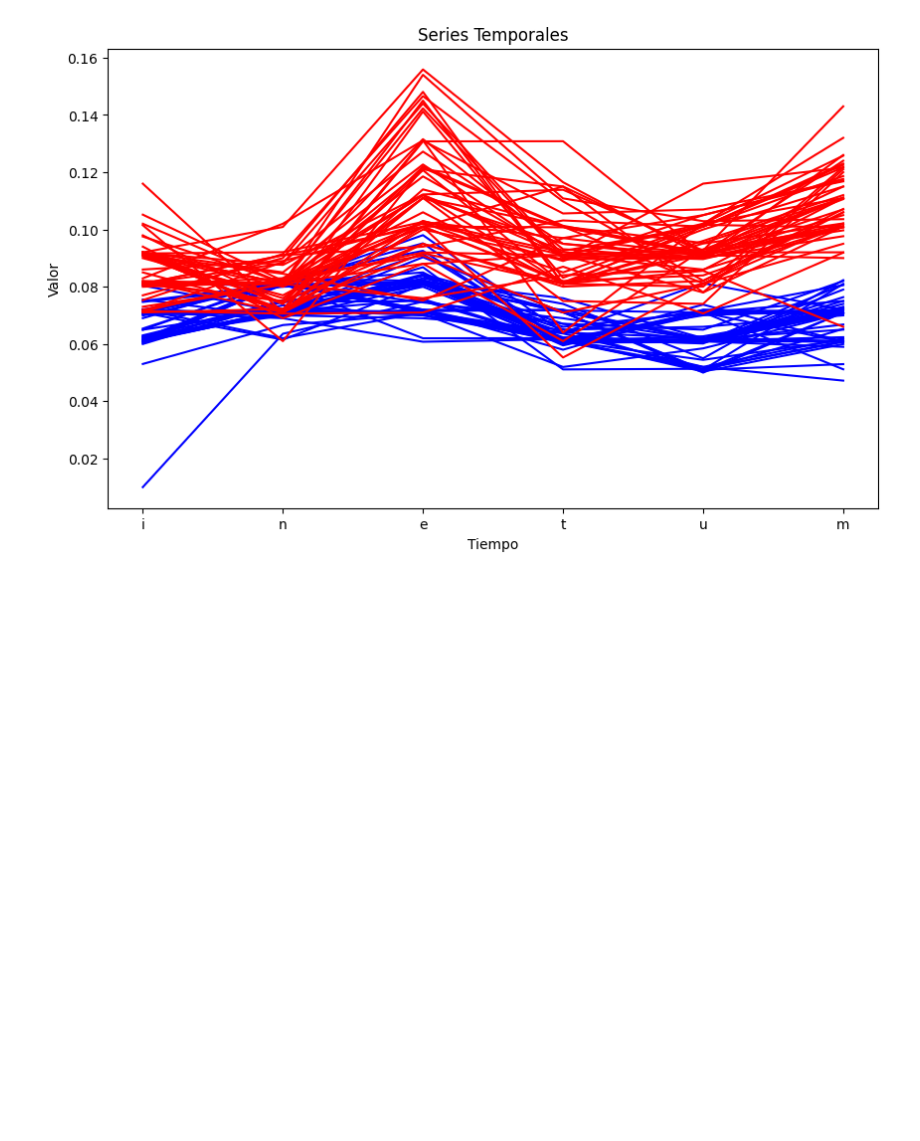
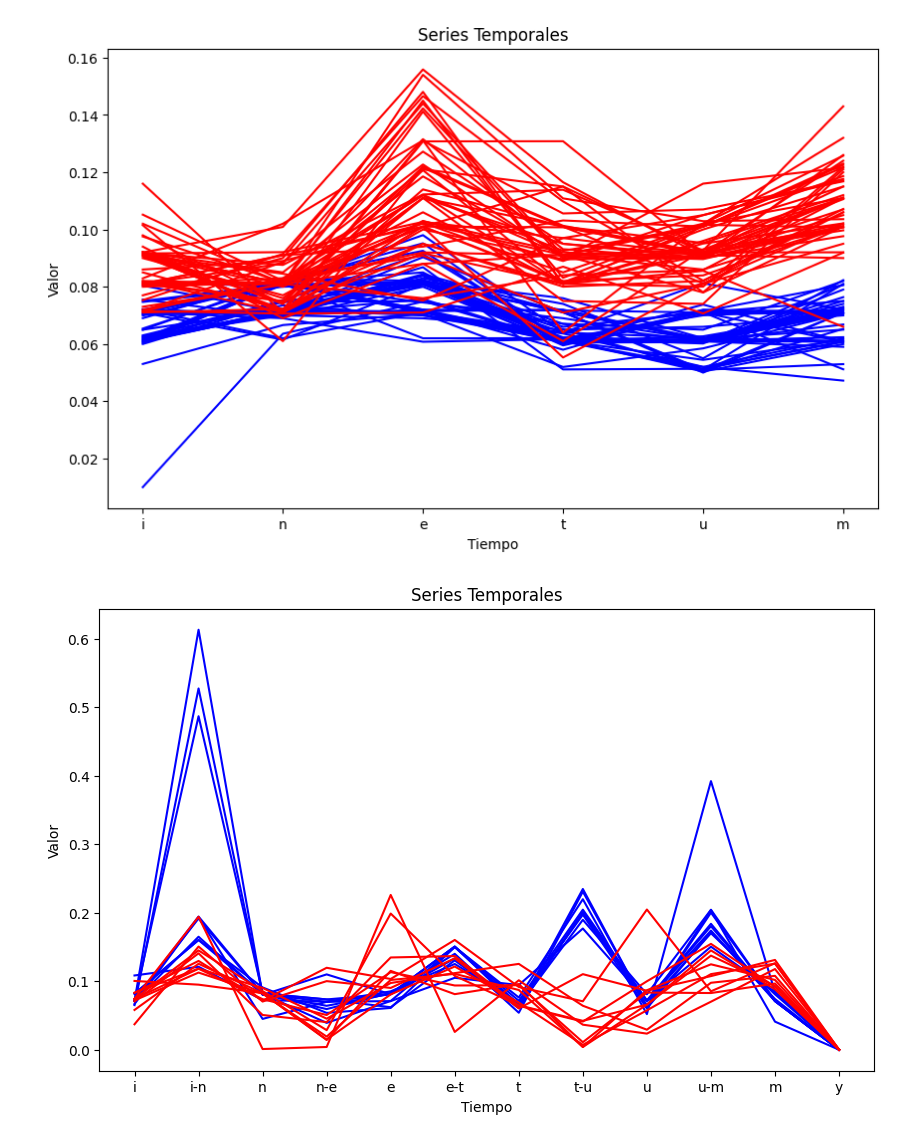
Before and after one commit to jorgesaenzdemiera/Key-Security, a Jupyter notebook: code/clasification.ipynb, the cells around one changed output. Cells and saved outputs as stored; diff of their text form; code cells hidden in the pictures; blank space fills up the shorter version.

```diff
--- a/code/clasification.ipynb
+++ b/code/clasification.ipynb
@@ -143,3 +143,10 @@ comparar_series(df_espacios_jorge, df_espacios_nacho)
 comparar_series(df_letras_jorge, df_letras_nacho)
 # %% [output]
 [figure]
+# %%
+df_test_nacho = preprocessing('keystroke_data_nacho_test', 0)
+df_test_jorge = preprocessing('keystroke_data_jorge_test', 0)
+# %%
+comparar_series(df_test_jorge, df_test_nacho)
+# %% [output]
+[figure, added]
```
Also changed, not shown: parts of 12 cells of this notebook.
